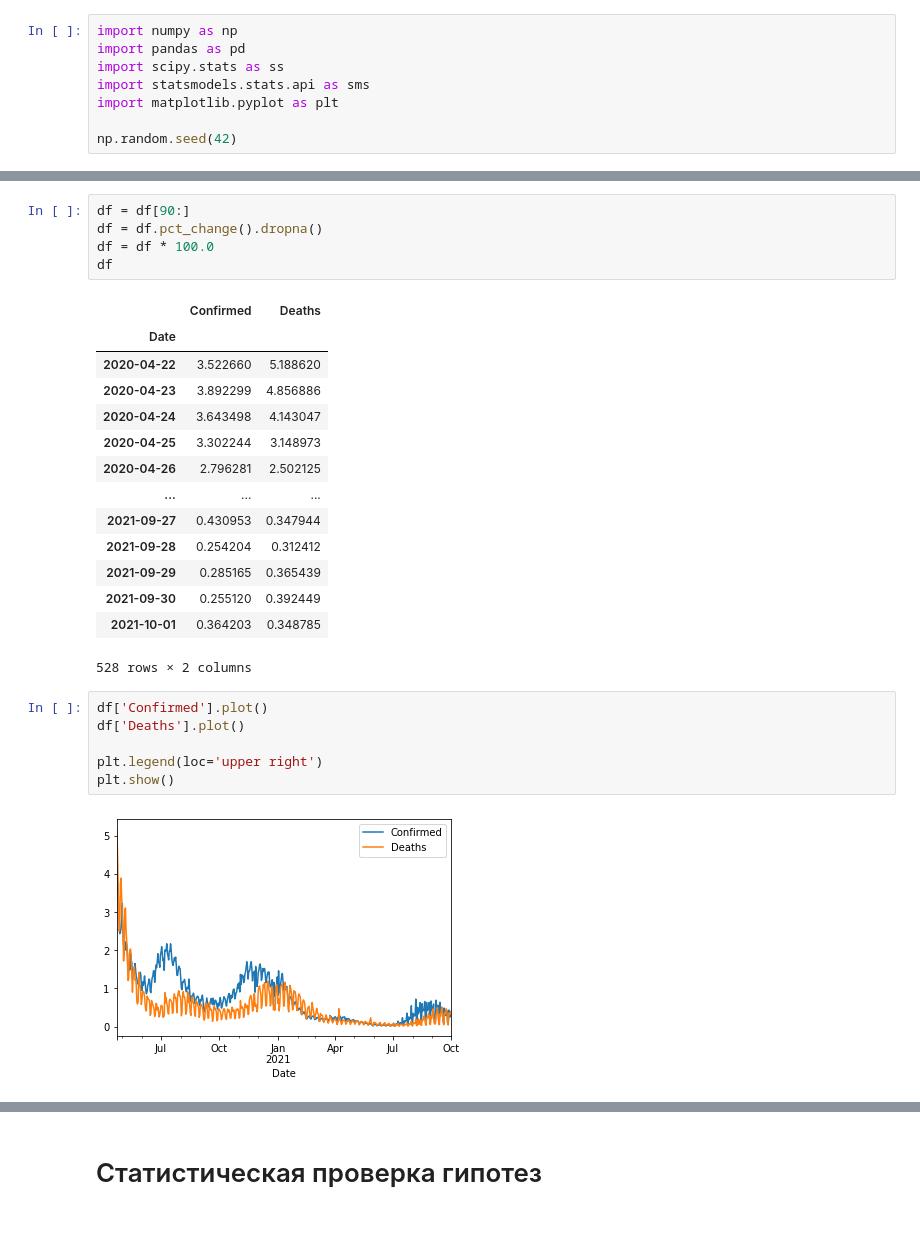
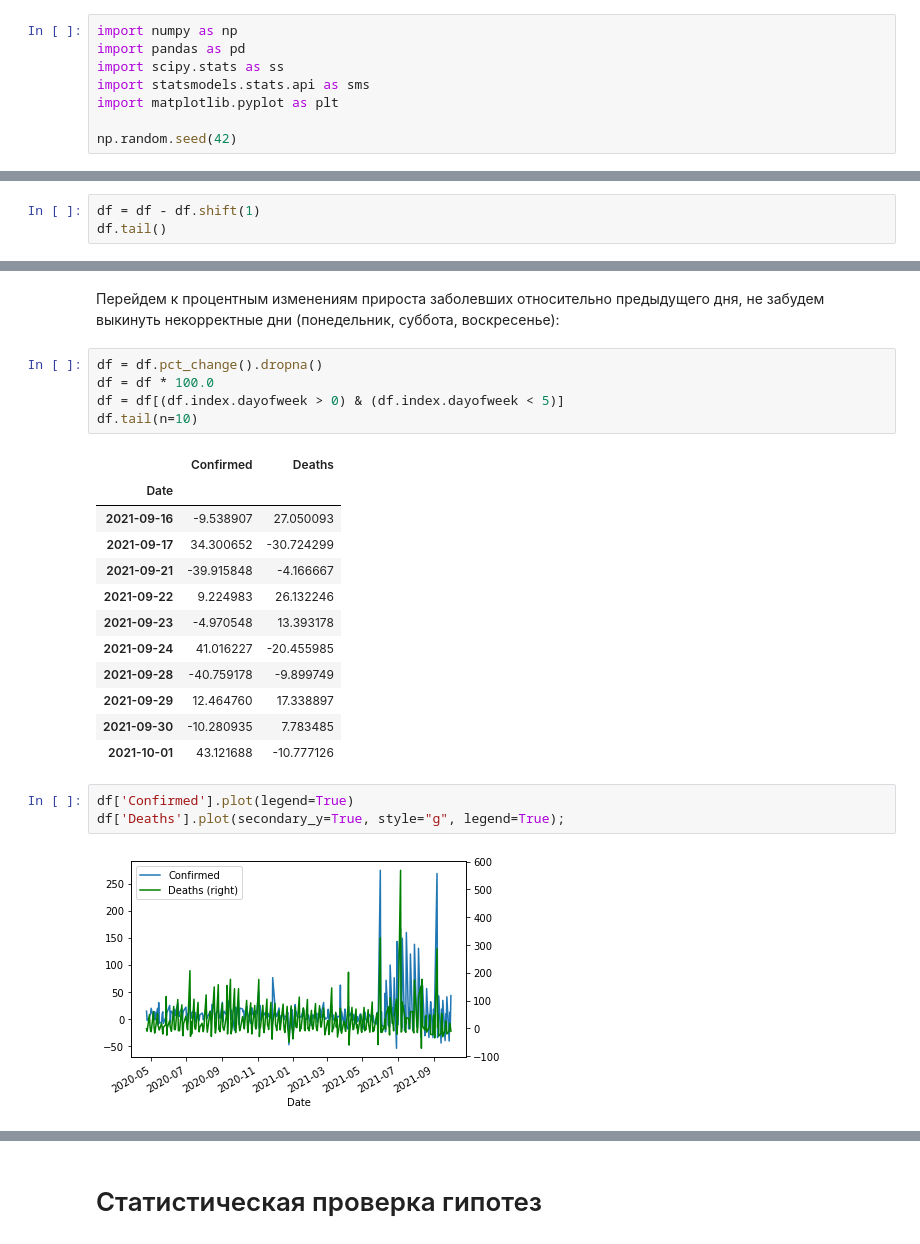
Before and after one commit to lantalex/cmf_statistics, a Jupyter notebook: week-2.ipynb, the cells around one changed output, grey strips where cells are left out. Saved outputs shown, nothing was run; the diff lists cells and outputs as text.

```diff
--- a/week-2.ipynb
+++ b/week-2.ipynb
@@ -24,0 +31,3 @@ df.tail()
+# %%
+df = df - df.shift(1)
+df.tail()
@@ -25,28 +42,25 @@ df.tail()
+# %% [markdown]
+Перейдем к процентным изменениям прироста заболевших относительно предыдущего дня, не забудем выкинуть некорректные дни (понедельник, суббота, воскресенье):
 # %%
-df = df[90:]
 df = df.pct_change().dropna()
 df = df * 100.0
-df
+df = df[(df.index.dayofweek > 0) & (df.index.dayofweek < 5)]
+df.tail(n=10)
 # %% [output]
 |  | Confirmed | Deaths |
 | Date |  |  |
-| 2020-04-22 | 3.522660 | 5.188620 |
-| 2020-04-23 | 3.892299 | 4.856886 |
-| 2020-04-24 | 3.643498 | 4.143047 |
-| 2020-04-25 | 3.302244 | 3.148973 |
-| 2020-04-26 | 2.796281 | 2.502125 |
-| ... | ... | ... |
-| 2021-09-27 | 0.430953 | 0.347944 |
-| 2021-09-28 | 0.254204 | 0.312412 |
-| 2021-09-29 | 0.285165 | 0.365439 |
-| 2021-09-30 | 0.255120 | 0.392449 |
-| 2021-10-01 | 0.364203 | 0.348785 |
+| 2021-09-16 | -9.538907 | 27.050093 |
+| 2021-09-17 | 34.300652 | -30.724299 |
+| 2021-09-21 | -39.915848 | -4.166667 |
+| 2021-09-22 | 9.224983 | 26.132246 |
+| 2021-09-23 | -4.970548 | 13.393178 |
+| 2021-09-24 | 41.016227 | -20.455985 |
+| 2021-09-28 | -40.759178 | -9.899749 |
+| 2021-09-29 | 12.464760 | 17.338897 |
+| 2021-09-30 | -10.280935 | 7.783485 |
+| 2021-10-01 | 43.121688 | -10.777126 |
-528 rows × 2 columns
 # %%
-df['Confirmed'].plot()
-df['Deaths'].plot()
-
-plt.legend(loc='upper right')
-plt.show()
+df['Confirmed'].plot(legend=True)
+df['Deaths'].plot(secondary_y=True, style="g", legend=True);
 # %% [output]
-[figure, old version]
+[figure, new version]
```
Also changed, not shown: parts of 59 cells of this notebook.
